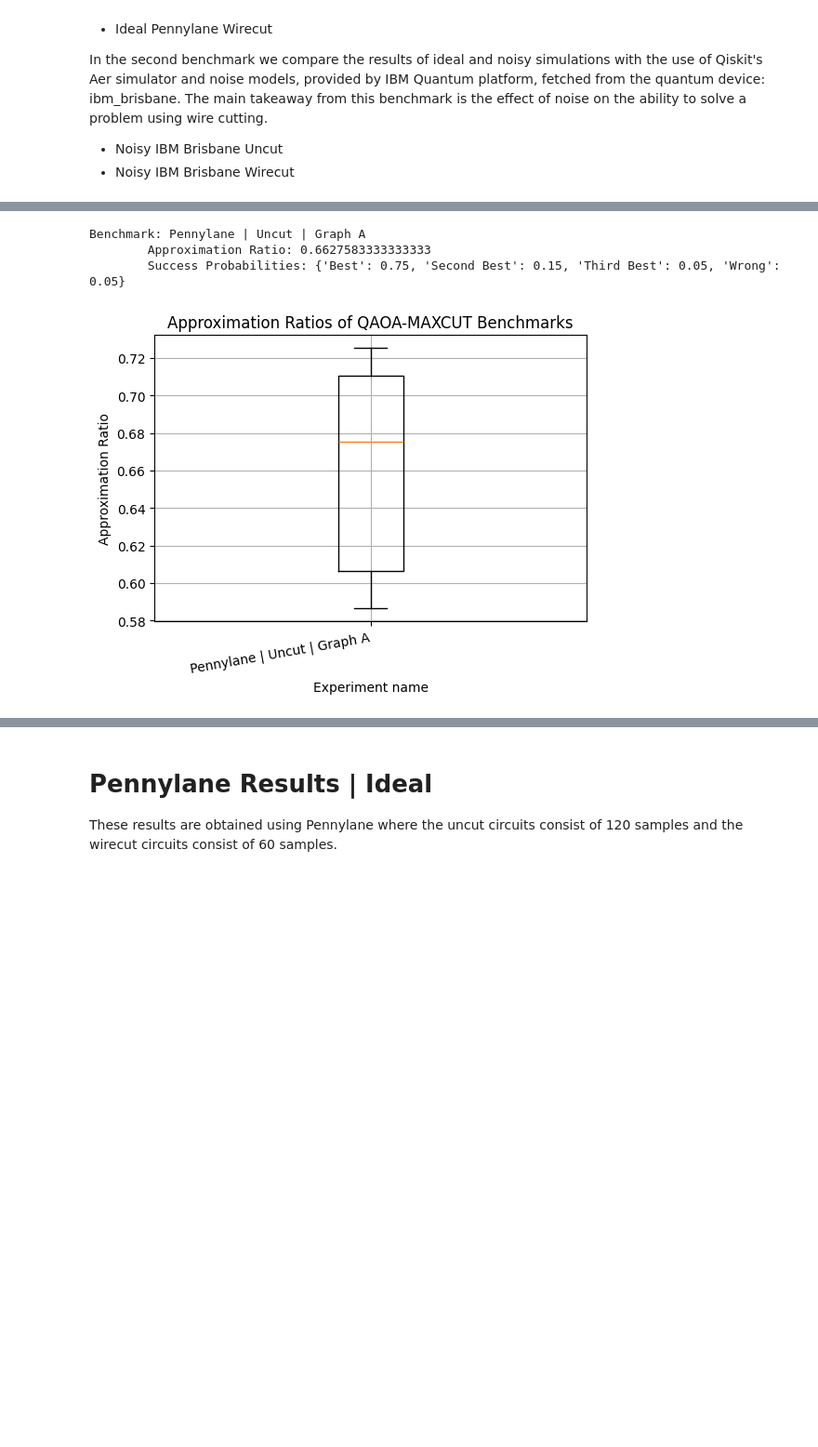
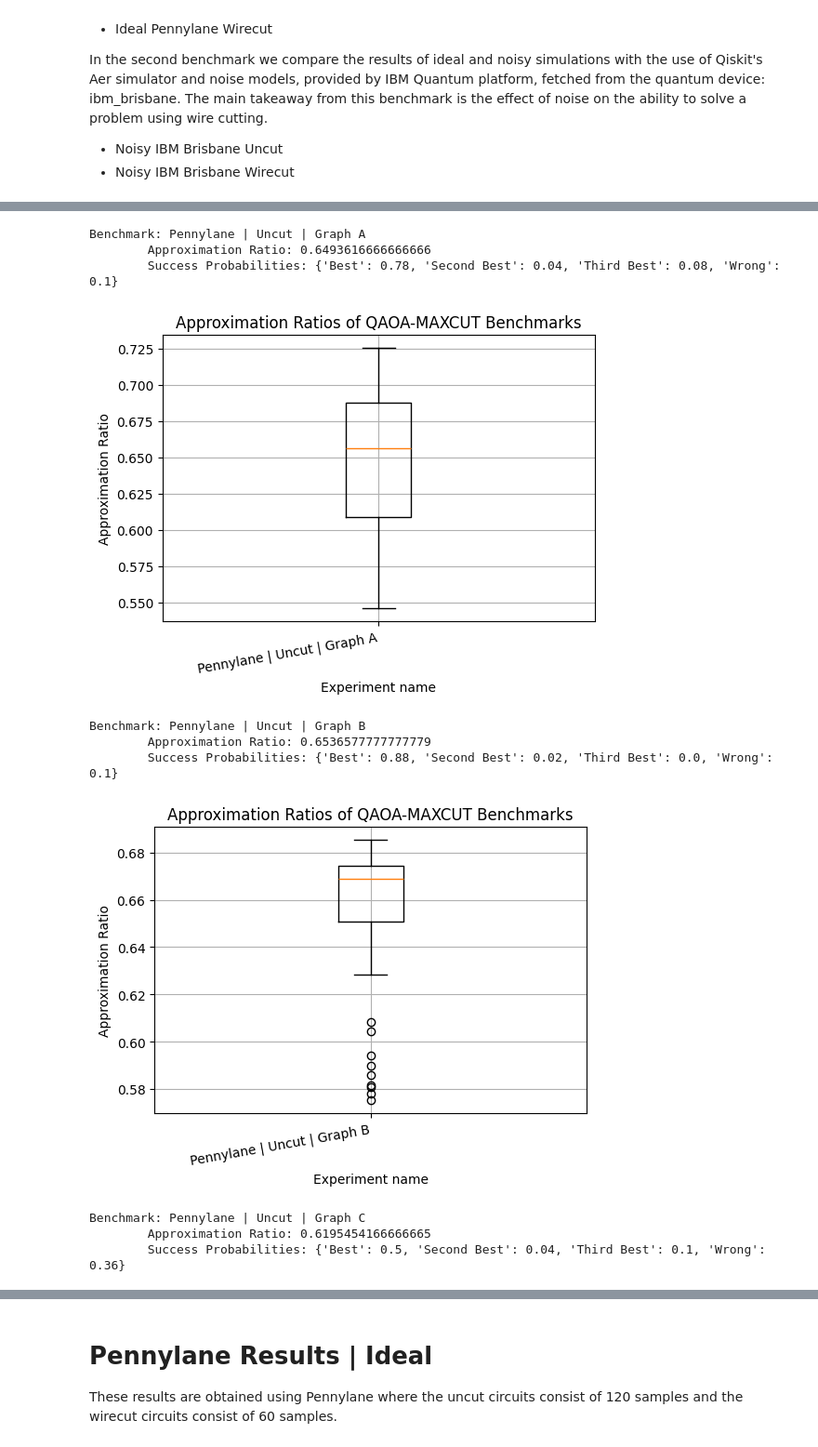
Before and after one commit to Mitch36/Wirecut-QAOA, a Jupyter notebook: experiments/QAOA-Wirecut/QAOA_MAXCUT_Wirecut.ipynb, the cells around one changed output, grey strips where cells are left out. Shown at 93% size. Cells and saved outputs as stored; diff of their text form; code cells hidden in the pictures; blank space fills up the shorter version.

```diff
--- a/experiments/QAOA-Wirecut/QAOA_MAXCUT_Wirecut.ipynb
+++ b/experiments/QAOA-Wirecut/QAOA_MAXCUT_Wirecut.ipynb
@@ -67,8 +67,8 @@ manager: ResultsManager = ResultsManager()
 # 3. Construct the three different graphs
 graphs: dict = {
     "Graph A": Graph([2, 3, 2], "A"),
-    # "Graph B": Graph([2, 3, 2, 3], "B"),
-    # "Graph C": Graph([2, 3, 2, 3, 2], "C"),
+    "Graph B": Graph([2, 3, 2, 3], "B"),
+    "Graph C": Graph([2, 3, 2, 3, 2], "C"),
 }
 
 [graph.Visualise(key) for key, graph in graphs.items()]
@@ -78,7 +78,7 @@ configDict: dict = {
     "experimentName": "Effect of wire-cutting QAOA-MAXCUT compared to ideal and noisy simulations",
     "numQaoaLayers": 1,
     "shotsBudgetPerQuantumCircuit": 2000,
-    "numSamples": 20,
+    "numSamples": 50,
     "maxClassicalOptimizationIterations": 5, # Arbitrary number, but should be high enough to allow for convergence and limit the amount of shots being used.
     "totalMaxShots": 2000 * 150, # Both uncut and wire-cut benchmark have access to the same amount of shots.
     "classicalOptimizationAlgorithm": "SPSA"
@@ -108,10 +114,10 @@ for benchmarkName, benchmark in benchmarks.items():
 
         manager.AddResults(experimentName, results)
         # qu.ProbabilitesToBarChart(results[0].GetProbs(), benchmarkName, f"Final Probabilities {experimentName}", verticalLog=False)
-        results[0].PlotCostHistory()
+        # results[0].PlotCostHistory()
         # print("Highest probability is binary state: ", max(results[0].GetCounts(), key=results[0].GetCounts().get))
         # print("Highest merged probability is binar: ", max(QaoaUtils.MergeInverses(results[0].GetCounts()), key=QaoaUtils.MergeInverses(results[0].GetCounts()).get))
-        print(results[0].config)
+        # print(results[0].config)
         manager.WriteToBinaryFile(FILE_NAME)
 # %% [output]
 Running experiment: Pennylane | Uncut | Graph A
@@ -144,35 +134,42 @@ store: list = []
 labels: list[str] = []
 data: list[list] = []
 
 store.append(manager.GetAllForGraph("Graph A"))
-# store.append(manager.GetAllForGraph("Graph B"))
-# store.append(manager.GetAllForGraph("Graph C"))
+store.append(manager.GetAllForGraph("Graph B"))
+store.append(manager.GetAllForGraph("Graph C"))
 
 for graphScenario in store:
     for benchmark in graphScenario:
         labels.append(benchmark.name)
         data.append(benchmark.GetApproximationRatios())
         print(benchmark)
 
     # Create the boxplot
     plt.figure(figsize=(6, 4))
     plt.boxplot(data, tick_labels=labels)
 
     # Add labels and title
     plt.xlabel('Experiment name')
     plt.ylabel('Approximation Ratio')
     plt.title('Approximation Ratios of QAOA-MAXCUT Benchmarks')
     plt.xticks(rotation=10, ha='right')
 
     # Add grid for better readability
     plt.grid(True)
 
     # Show the plot
     plt.show()
 
     labels = []; data = []
 # %% [output]
 Benchmark: Pennylane | Uncut | Graph A
-        Approximation Ratio: 0.6627583333333333
-        Success Probabilities: {'Best': 0.75, 'Second Best': 0.15, 'Third Best': 0.05, 'Wrong': 0.05}
+        Approximation Ratio: 0.6493616666666666
+        Success Probabilities: {'Best': 0.78, 'Second Best': 0.04, 'Third Best': 0.08, 'Wrong': 0.1}
-[figure, old version]
+[figure, new version]
+Benchmark: Pennylane | Uncut | Graph B
+        Approximation Ratio: 0.6536577777777779
+        Success Probabilities: {'Best': 0.88, 'Second Best': 0.02, 'Third Best': 0.0, 'Wrong': 0.1}
+[figure, added]
+Benchmark: Pennylane | Uncut | Graph C
+        Approximation Ratio: 0.6195454166666665
+        Success Probabilities: {'Best': 0.5, 'Second Best': 0.04, 'Third Best': 0.1, 'Wrong': 0.36}
```
Also changed, not shown: parts of 3 cells of this notebook, 3 other files.
